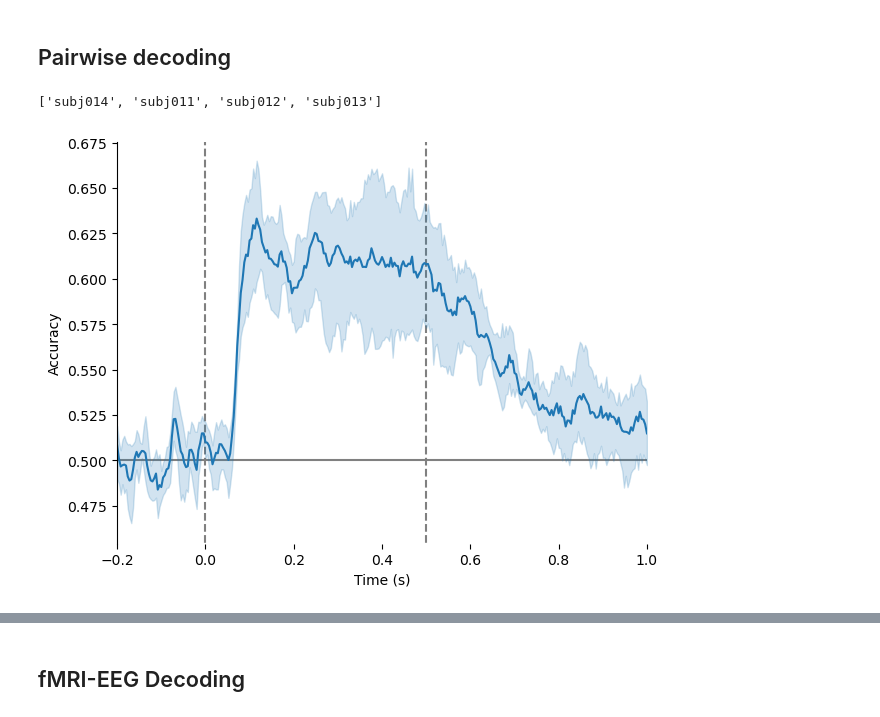
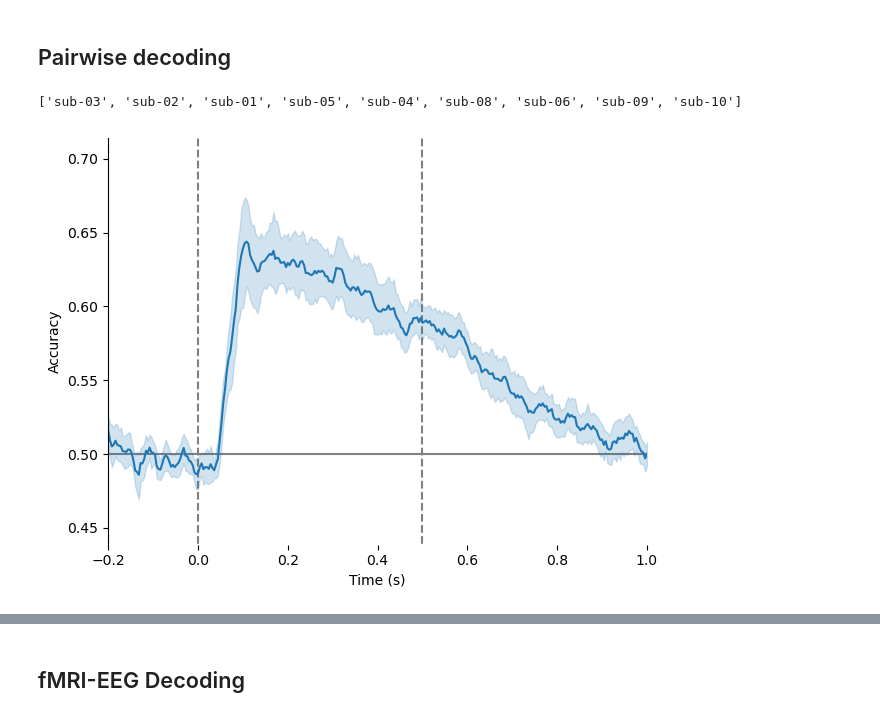
Before and after one commit to Isik-lab/SIEEG_analysis, a Jupyter notebook: notebooks/group_analysis.ipynb, the cells around one changed output, grey strips where cells are left out. Cells and saved outputs as stored; diff of their text form; code cells hidden in the pictures.

```diff
--- a/notebooks/group_analysis.ipynb
+++ b/notebooks/group_analysis.ipynb
@@ -41,12 +34,12 @@ annotated_features = ['indoor', 'expanse', 'object_directedness',
                  'agent_distance', 'facingness', 'joint_action',
                  'communication', 'valence', 'arousal']
 # %%
-def load_files(files, cat=None, cat_order=None, subj_include=extra_test):
+def load_files(files, cat=None, cat_order=None, subj_exclude=[]):
     group = []
     subjs = []
     for file in files:
         subj = file.split('/')[-1].split('_')[0]
-        if subj in subj_include:
+        if subj not in subj_exclude:
             subjs.append(subj)
             if 'pkl' in file:
                 df = pd.read_pickle(file)
@@ -73,26 +66,25 @@ def trim_axs(axs, N):
 # %% [markdown]
 ## Pairwise decoding
 # %%
-pairwise_decoding, subjs = load_files(glob(f'{input_path}/PairwiseDecoding/*reg-gaze-{regress_gaze}.csv.gz'),
-                                      subj_include=extra_test)
+pairwise_decoding, subjs = load_files(glob(f'{input_path}/PairwiseDecoding/*reg-gaze-{regress_gaze}.csv.gz'))
 print(subjs)
 decoding_avg = pairwise_decoding.groupby(['time', 'subj']).mean(numeric_only=True).reset_index()
 _, ax = plt.subplots()
 ymin, ymax = decoding_avg['distance'].min(), decoding_avg['distance'].max()
 sns.lineplot(x='time', y='distance', data=decoding_avg, ax=ax)
 ax.set_ylabel('Accuracy')
 ax.set_xlabel('Time (s)')
 ax.vlines(x=[0, 0.5], ymin=0, ymax=ymax,
         colors='gray', linestyles='dashed', zorder=0)
 ax.hlines(y=0.5, xmin=decoding_avg.time.min(), xmax=decoding_avg.time.max(),
         colors='gray', linestyles='solid', zorder=0)
 ax.set_xlim([decoding_avg.time.min(), decoding_avg.time.max()])
 ax.set_ylim([ymin, ymax])
 ax.spines['top'].set_visible(False)
 ax.spines['right'].set_visible(False)
 ax.spines['bottom'].set_visible(False)
 plt.tight_layout()
 # plt.savefig(f'{figure_path}/pairwise-decoding_nvideos-250_reg-gaze-{regress_gaze}.png')
 # %% [output]
-['subj014', 'subj011', 'subj012', 'subj013']
+['sub-03', 'sub-02', 'sub-01', 'sub-05', 'sub-04', 'sub-08', 'sub-06', 'sub-09', 'sub-10']
-[figure, old version]
+[figure, new version]
```
Also changed, not shown: parts of 14 cells of this notebook, 11 other files.
